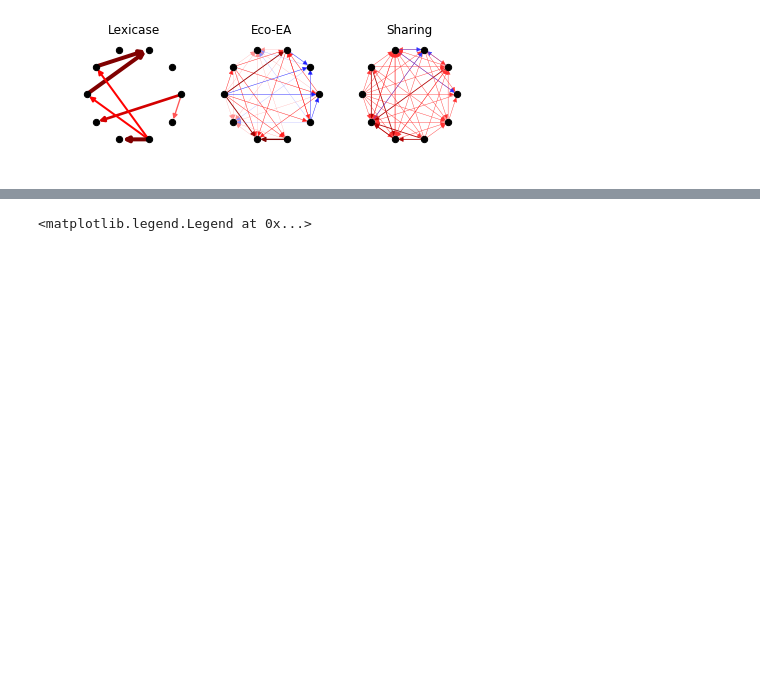
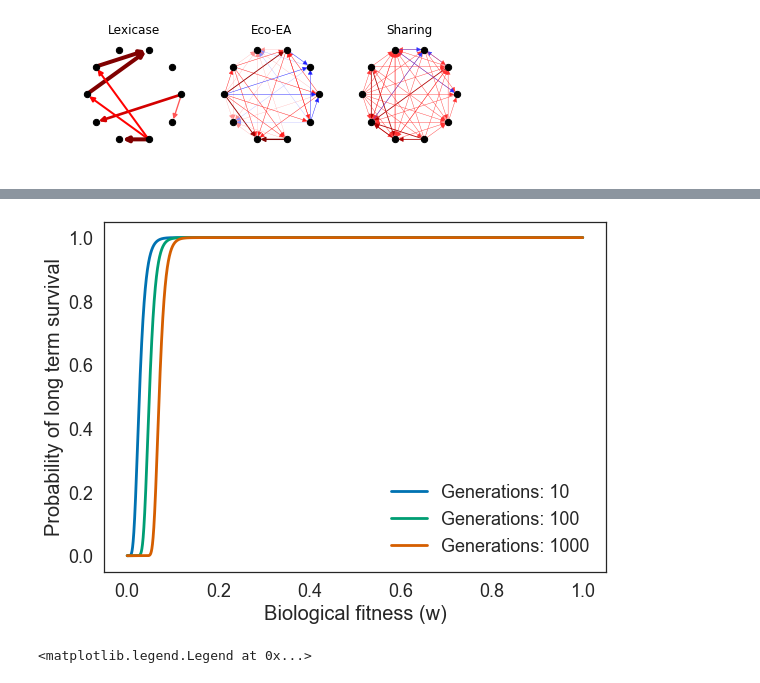
Before and after one commit to emilydolson/ecology_of_evolutionary_computation, a Jupyter notebook: Selection_Scheme_Communities.ipynb, the cells around one changed output, grey strips where cells are left out. Cells and saved outputs as stored; diff of their text form; code cells hidden in the pictures; blank space fills up the shorter version.

```diff
--- a/Selection_Scheme_Communities.ipynb
+++ b/Selection_Scheme_Communities.ipynb
@@ -348,3 +369,22 @@ plt.savefig("figs/interaction_networks.png", dpi=300)
+# %%
+plt.figure(figsize=(8,6))
+matplotlib.style.use("seaborn-poster")
+matplotlib.rc('xtick', labelsize=18)
+matplotlib.rc('ytick', labelsize=18)
+xvals = np.arange(0, 1, .0001)
+y1 = (1 - (1-xvals)**100)**10
+y2 = (1 - (1-xvals)**100)**100
+y3 = (1 - (1-xvals)**100)**1000
+plt.plot(xvals, y1, label="Generations: 10")
+plt.plot(xvals, y2, label="Generations: 100")
+plt.plot(xvals, y3, label="Generations: 1000")
+plt.xlabel("Biological fitness (w)", fontsize=20)
+plt.ylabel("Probability of long term survival", fontsize=20)
+plt.legend(fontsize=18)
+
+plt.savefig('figs/survival_generations.png', bbox_inches='tight', dpi=300)
+# %% [output]
+[figure, added]
 # %%
 xvals = np.arange(0, 1, .0001)
 y1 = (1 - (1-xvals)**10)**1000
```
Also changed, not shown: parts of 9 cells of this notebook, 1 other file.
